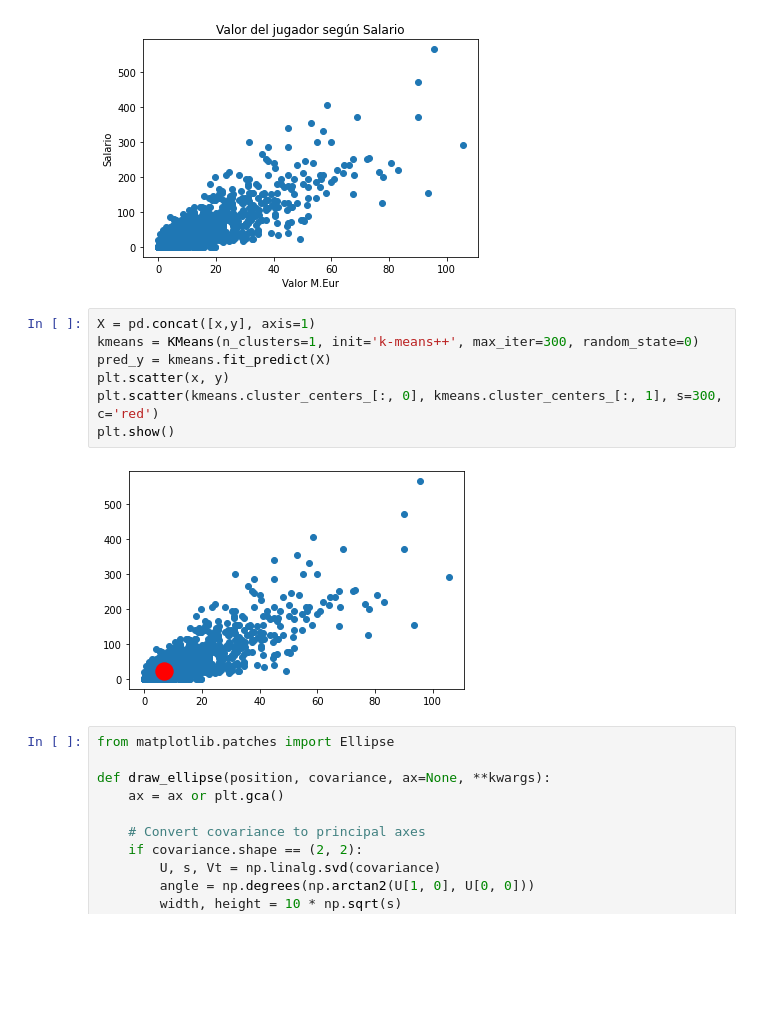
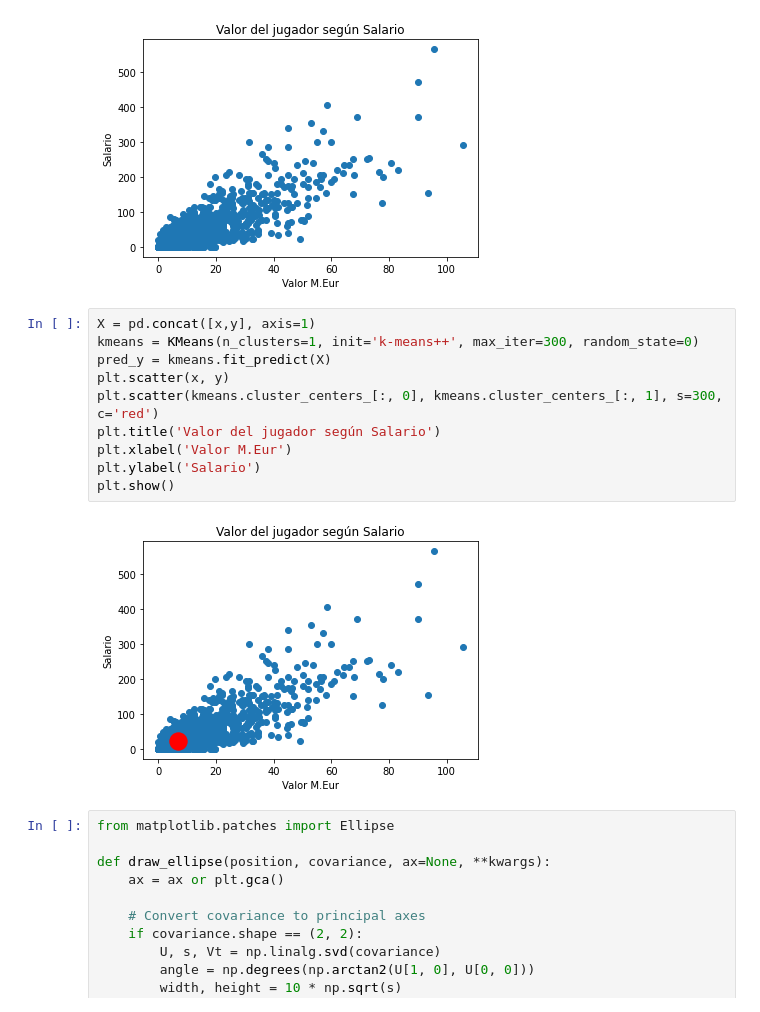
Before and after one commit to AlbertAC/ProyectoFinal, a Jupyter notebook: SystemFifa.ipynb, the cells around one changed output. Saved outputs shown, nothing was run; the diff lists cells and outputs as text; blank space fills up the shorter version.

```diff
--- a/SystemFifa.ipynb
+++ b/SystemFifa.ipynb
@@ -212,12 +213,15 @@ plt.scatter(x,y)
 # %%
 X = pd.concat([x,y], axis=1)
 kmeans = KMeans(n_clusters=1, init='k-means++', max_iter=300, random_state=0)
 pred_y = kmeans.fit_predict(X)
 plt.scatter(x, y)
 plt.scatter(kmeans.cluster_centers_[:, 0], kmeans.cluster_centers_[:, 1], s=300, c='red')
+plt.title('Valor del jugador según Salario')
+plt.xlabel('Valor M.Eur')
+plt.ylabel('Salario')
 plt.show()
 # %% [output]
-[figure, old version]
+[figure, new version]
 # %%
 from matplotlib.patches import Ellipse
 
```
Also changed, not shown: parts of 6 cells of this notebook.
